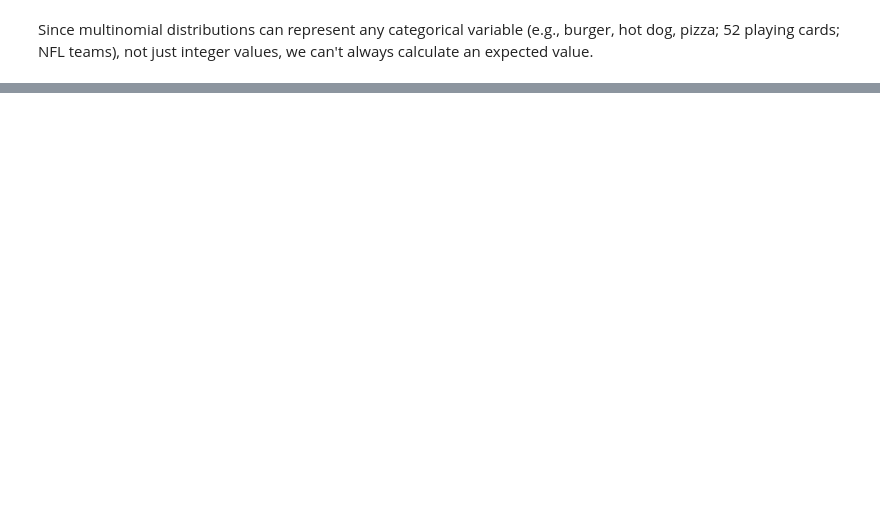
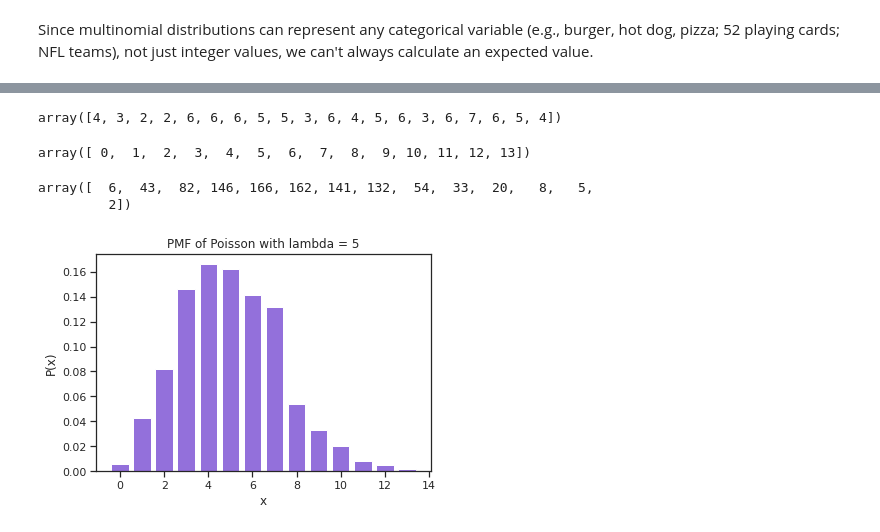
Before and after one commit to jonkrohn/ML-foundations, a Jupyter notebook: notebooks/5-probability.ipynb, the cells around one changed output, grey strips where cells are left out. Saved outputs shown, nothing was run; the diff lists cells and outputs as text; code cells hidden in the pictures; blank space fills up the shorter version.

Commit message:
add Poisson

```diff
--- a/notebooks/5-probability.ipynb
+++ b/notebooks/5-probability.ipynb
@@ -1050,0 +1067,28 @@ Since multinomial distributions can represent any categorical variable (e.g., bu
+# %%
+n=1000
+# %%
+samples = np.random.poisson(lam, n)
+# %%
+samples[0:20]
+# %% [output]
+array([4, 3, 2, 2, 6, 6, 6, 5, 5, 3, 6, 4, 5, 6, 3, 6, 7, 6, 5, 4])
+# %%
+x, x_count = np.unique(samples, return_counts=True)
+# %%
+x
+# %% [output]
+array([ 0,  1,  2,  3,  4,  5,  6,  7,  8,  9, 10, 11, 12, 13])
+# %%
+x_count
+# %% [output]
+array([  6,  43,  82, 146, 166, 162, 141, 132,  54,  33,  20,   8,   5,
+         2])
+# %%
+Px = x_count/n
+# %%
+plt.bar(x, Px, color='mediumpurple')
+plt.title('PMF of Poisson with lambda = {}'.format(lam))
+plt.xlabel('x')
+_ = plt.ylabel('P(x)')
+# %% [output]
+[figure, added]
```
Also changed, not shown: parts of 9 cells of this notebook.
